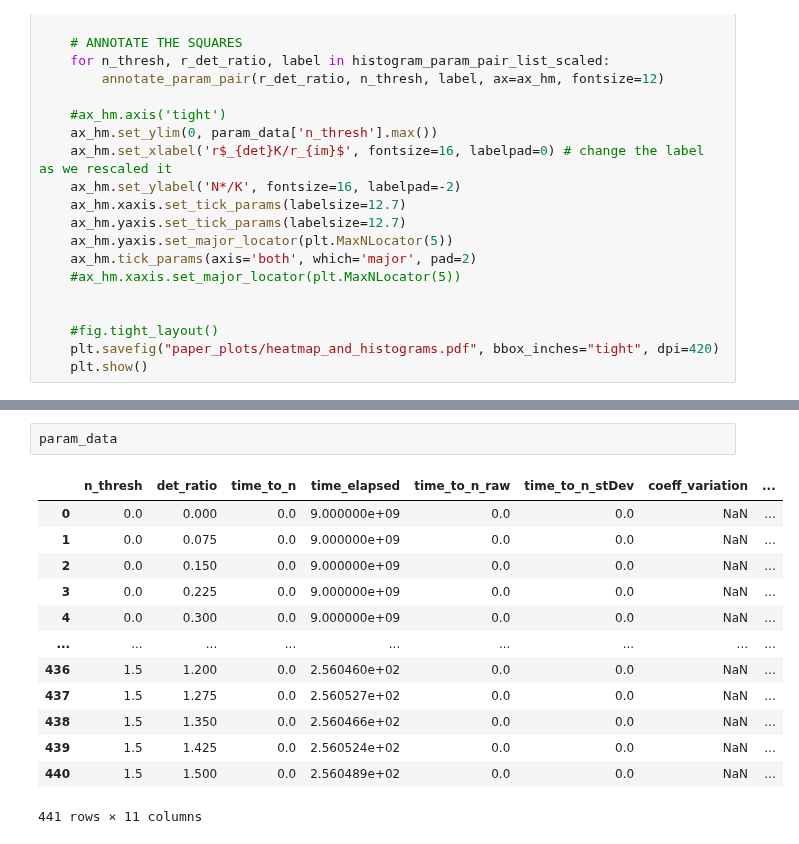
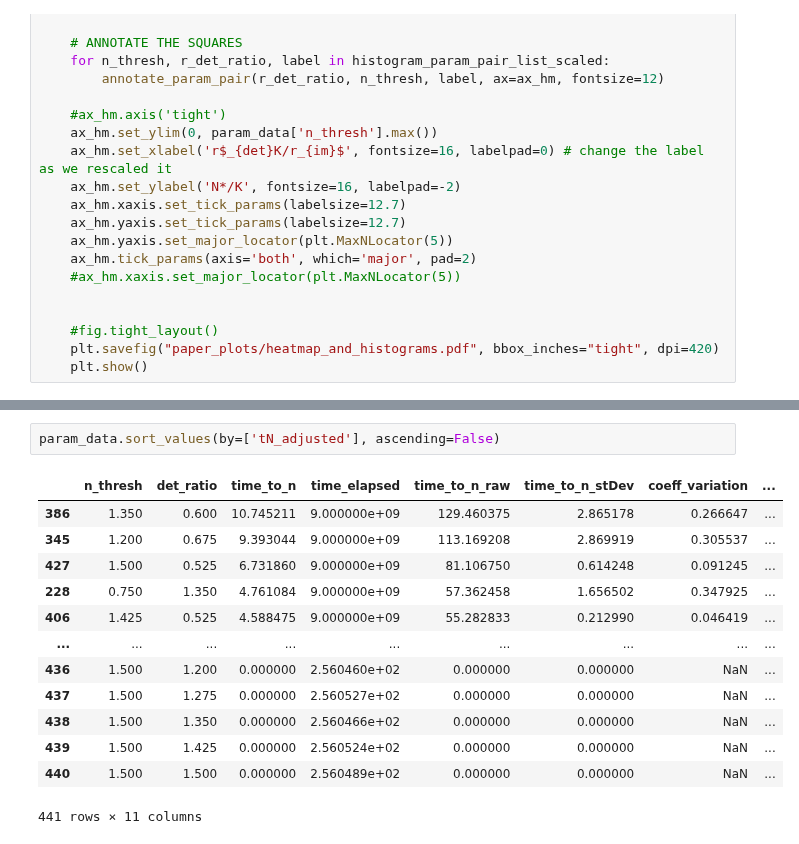
Before and after one commit to patricksinclair/multispecies_postprocessing, a Jupyter notebook: biofilm_threshold_theory/phase_diagram_plotter_v2.ipynb, the cells around one changed output, grey strips where cells are left out. Saved outputs shown, nothing was run; the diff lists cells and outputs as text.

```diff
--- a/biofilm_threshold_theory/phase_diagram_plotter_v2.ipynb
+++ b/biofilm_threshold_theory/phase_diagram_plotter_v2.ipynb
@@ -383,18 +389,18 @@ CV (c): 0.014431686543176052
 CV (d): 0.02159821346886483
 [figure]
-# %%
-param_data
-# %% [output]
-|  | n_thresh | det_ratio | time_to_n | time_elapsed | time_to_n_raw | time_to_n_stDev | coeff_variation | ... |
-| 0 | 0.0 | 0.000 | 0.0 | 9.000000e+09 | 0.0 | 0.0 | NaN | ... |
-| 1 | 0.0 | 0.075 | 0.0 | 9.000000e+09 | 0.0 | 0.0 | NaN | ... |
-| 2 | 0.0 | 0.150 | 0.0 | 9.000000e+09 | 0.0 | 0.0 | NaN | ... |
-| 3 | 0.0 | 0.225 | 0.0 | 9.000000e+09 | 0.0 | 0.0 | NaN | ... |
-| 4 | 0.0 | 0.300 | 0.0 | 9.000000e+09 | 0.0 | 0.0 | NaN | ... |
-| ... | ... | ... | ... | ... | ... | ... | ... | ... |
-| 436 | 1.5 | 1.200 | 0.0 | 2.560460e+02 | 0.0 | 0.0 | NaN | ... |
-| 437 | 1.5 | 1.275 | 0.0 | 2.560527e+02 | 0.0 | 0.0 | NaN | ... |
-| 438 | 1.5 | 1.350 | 0.0 | 2.560466e+02 | 0.0 | 0.0 | NaN | ... |
-| 439 | 1.5 | 1.425 | 0.0 | 2.560524e+02 | 0.0 | 0.0 | NaN | ... |
-| 440 | 1.5 | 1.500 | 0.0 | 2.560489e+02 | 0.0 | 0.0 | NaN | ... |
-441 rows × 11 columns
+# %%
+param_data.sort_values(by=['tN_adjusted'], ascending=False)
+# %% [output]
+|  | n_thresh | det_ratio | time_to_n | time_elapsed | time_to_n_raw | time_to_n_stDev | coeff_variation | ... |
+| 386 | 1.350 | 0.600 | 10.745211 | 9.000000e+09 | 129.460375 | 2.865178 | 0.266647 | ... |
+| 345 | 1.200 | 0.675 | 9.393044 | 9.000000e+09 | 113.169208 | 2.869919 | 0.305537 | ... |
+| 427 | 1.500 | 0.525 | 6.731860 | 9.000000e+09 | 81.106750 | 0.614248 | 0.091245 | ... |
+| 228 | 0.750 | 1.350 | 4.761084 | 9.000000e+09 | 57.362458 | 1.656502 | 0.347925 | ... |
+| 406 | 1.425 | 0.525 | 4.588475 | 9.000000e+09 | 55.282833 | 0.212990 | 0.046419 | ... |
+| ... | ... | ... | ... | ... | ... | ... | ... | ... |
+| 436 | 1.500 | 1.200 | 0.000000 | 2.560460e+02 | 0.000000 | 0.000000 | NaN | ... |
+| 437 | 1.500 | 1.275 | 0.000000 | 2.560527e+02 | 0.000000 | 0.000000 | NaN | ... |
+| 438 | 1.500 | 1.350 | 0.000000 | 2.560466e+02 | 0.000000 | 0.000000 | NaN | ... |
+| 439 | 1.500 | 1.425 | 0.000000 | 2.560524e+02 | 0.000000 | 0.000000 | NaN | ... |
+| 440 | 1.500 | 1.500 | 0.000000 | 2.560489e+02 | 0.000000 | 0.000000 | NaN | ... |
+441 rows × 11 columns
```
Also changed, not shown: parts of 2 cells of this notebook, 2 other files.
